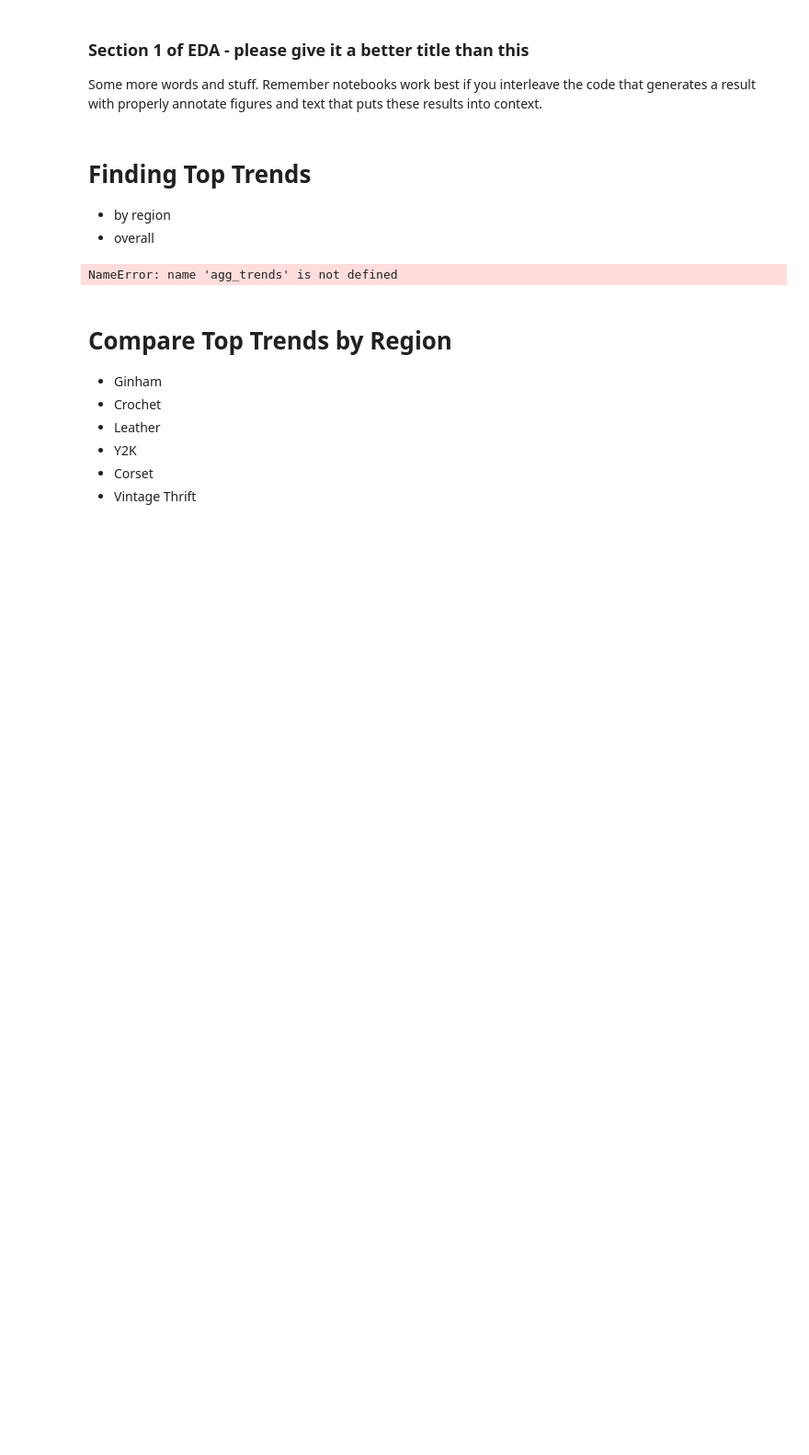
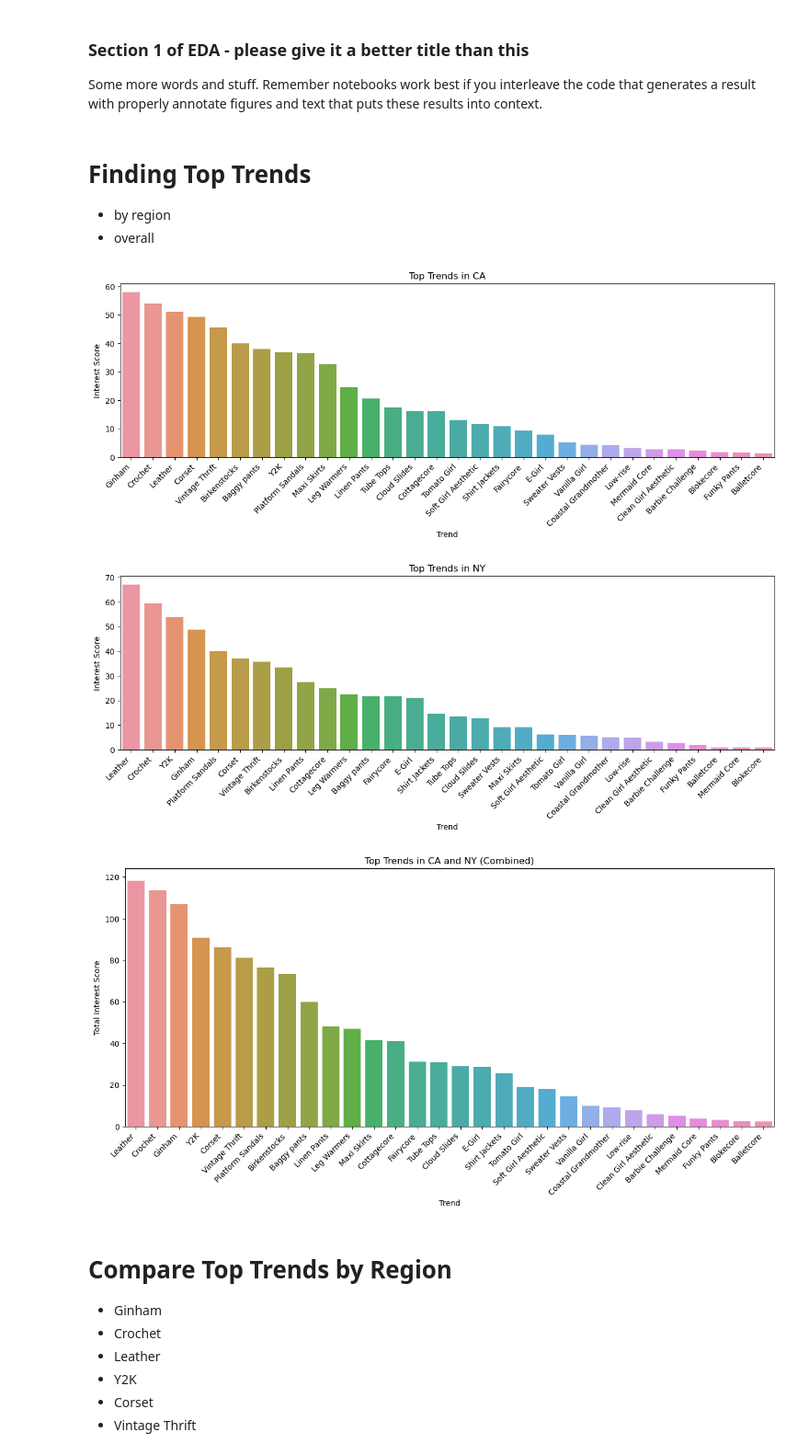
Before and after one commit to COGS108/Group011_WI24, a Jupyter notebook: EDACheckpoint_Group011_WI24.ipynb, the cells around one changed output. Shown at 92% size. Cells and saved outputs as stored; diff of their text form; code cells hidden in the pictures; blank space fills up the shorter version.

Commit message:
fixed EDA errors

```diff
--- a/EDACheckpoint_Group011_WI24.ipynb
+++ b/EDACheckpoint_Group011_WI24.ipynb
@@ -370,9 +372,3 @@ df_all_trends.iloc[5200:5600]
 | 5598 | 2023-02-26 | 23 | 23 | Birkenstocks | low | ... |
 | 5599 | 2023-03-05 | 19 | 26 | Birkenstocks | rising | ... |
 400 rows × 6 columns
-# %%
-# Extract the month and create a new column to be a column of numeric months
-df_all_trends['date'] = pd.to_datetime(df_all_trends['date'])
-df_all_trends.insert(1, 'month', df_all_trends['date'].dt.month)
-df_all_trends.insert(2, 'year', df_all_trends['date'].dt.year)
-df_all_trends.head()
@@ -385,0 +375,26 @@ df_all_trends.head()
+# %%
+# Sample data
+from datetime import datetime
+
+dates_column = df_all_trends['date']
+
+# Convert dates to the desired format
+formatted_dates = []
+for date_str in dates_column:
+    try:
+        # Try parsing the date as "%m/%d/%Y"
+        original_date = datetime.strptime(date_str, "%m/%d/%Y")
+        formatted_dates.append(original_date)
+    except ValueError:
+        try:
+            # If parsing as "%m/%d/%Y" fails, try parsing as "%Y-%m-%d"
+            original_date = datetime.strptime(date_str, "%Y-%m-%d")
+            formatted_dates.append(original_date)
+        except ValueError:
+            # If both formats fail, handle the error or skip the date
+            print(f"Error: Could not parse date '{date_str}'")
+            continue
+df_all_trends['date'] = formatted_dates
+df_all_trends.insert(1, 'month', df_all_trends['date'].dt.month)
+df_all_trends.insert(2, 'year', df_all_trends['date'].dt.year)
+df_all_trends.head()
@@ -431,6 +453,8 @@ Some more words and stuff.  Remember notebooks work best if you interleave the c
 - by region
 - overall
 # %%
+agg_trends = df_all_trends.groupby('trend')[['US-CA_Interest_Score', 'US-NY_Interest_Score']].mean()
+
 # Sort the aggregated trends based on total overall interest
 agg_trends_sorted = agg_trends.sort_values(by='US-CA_Interest_Score', ascending=False)
 
@@ -441,34 +465,36 @@ plt.title('Top Trends in CA')
 plt.xlabel('Trend')
 plt.ylabel('Interest Score')
 plt.xticks(rotation= 45, ha='right')
 plt.show()
 
 agg_trends_sorted = agg_trends.sort_values(by='US-NY_Interest_Score', ascending=False)
 # Separate bar chart for NY top trends
 plt.figure(figsize=(15, 4))
 sns.barplot(x=agg_trends_sorted.index, y='US-NY_Interest_Score', data=agg_trends_sorted, label='NY Interest')
 plt.title('Top Trends in NY')
 plt.xlabel('Trend')
 plt.ylabel('Interest Score')
 plt.xticks(rotation=45, ha='right')
 plt.show()
 
 # Overall bar chart for both CA and NY
 # Sum the interest scores for both CA and NY
 agg_trends_sorted['Total_Interest'] = agg_trends_sorted['US-CA_Interest_Score'] + agg_trends_sorted['US-NY_Interest_Score']
 
 agg_trends_sorted = agg_trends_sorted.sort_values(by='Total_Interest', ascending=False)
 
 # Separate bar chart for combined CA and NY top trends
 plt.figure(figsize=(15, 6))
 sns.barplot(x=agg_trends_sorted.index, y='Total_Interest', data=agg_trends_sorted)
 plt.title('Top Trends in CA and NY (Combined)')
 plt.xlabel('Trend')
 plt.ylabel('Total Interest Score')
 plt.xticks(rotation=45, ha='right')
 plt.show()
 # %% [output]
-NameError: name 'agg_trends' is not defined
+[figure, added]
+[figure, added]
+[figure, added]
 # %% [markdown]
 # Compare Top Trends by Region
 - Ginham
```
Also changed, not shown: parts of 10 cells of this notebook.
